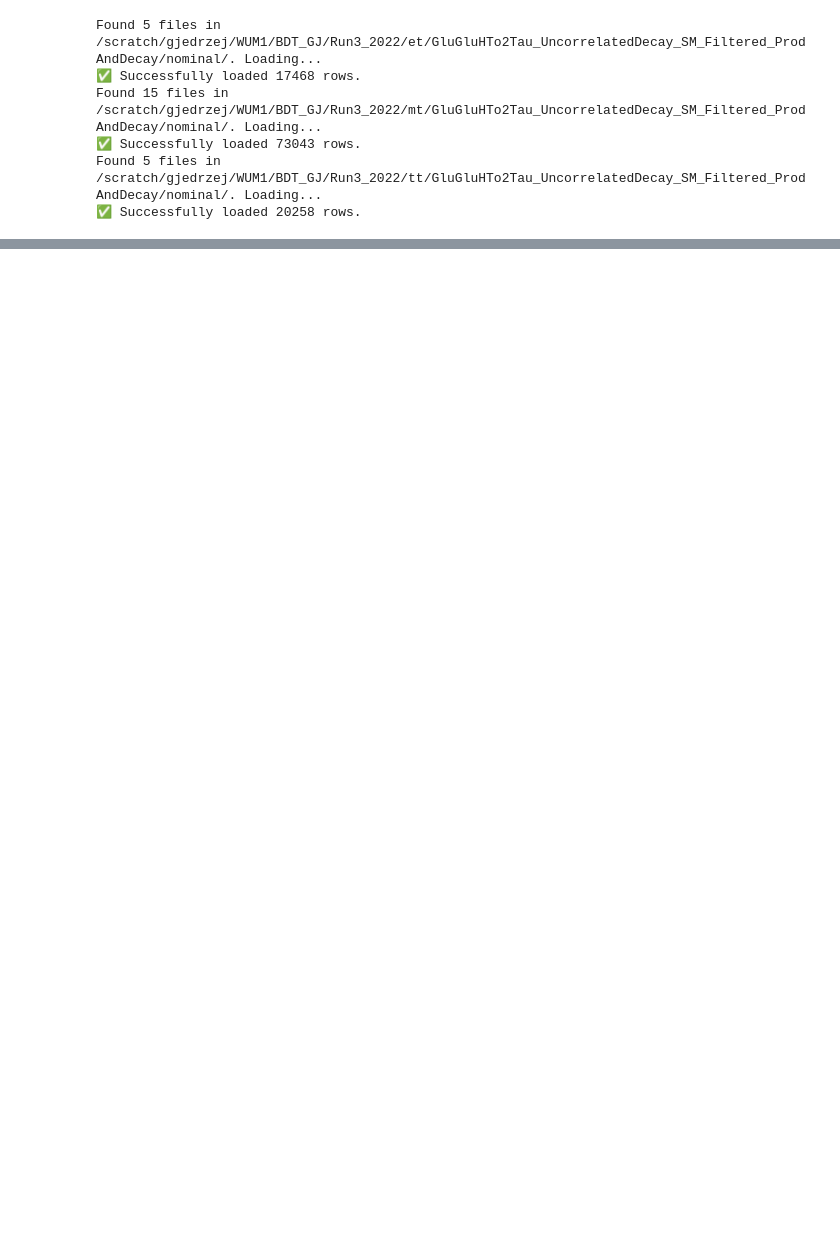
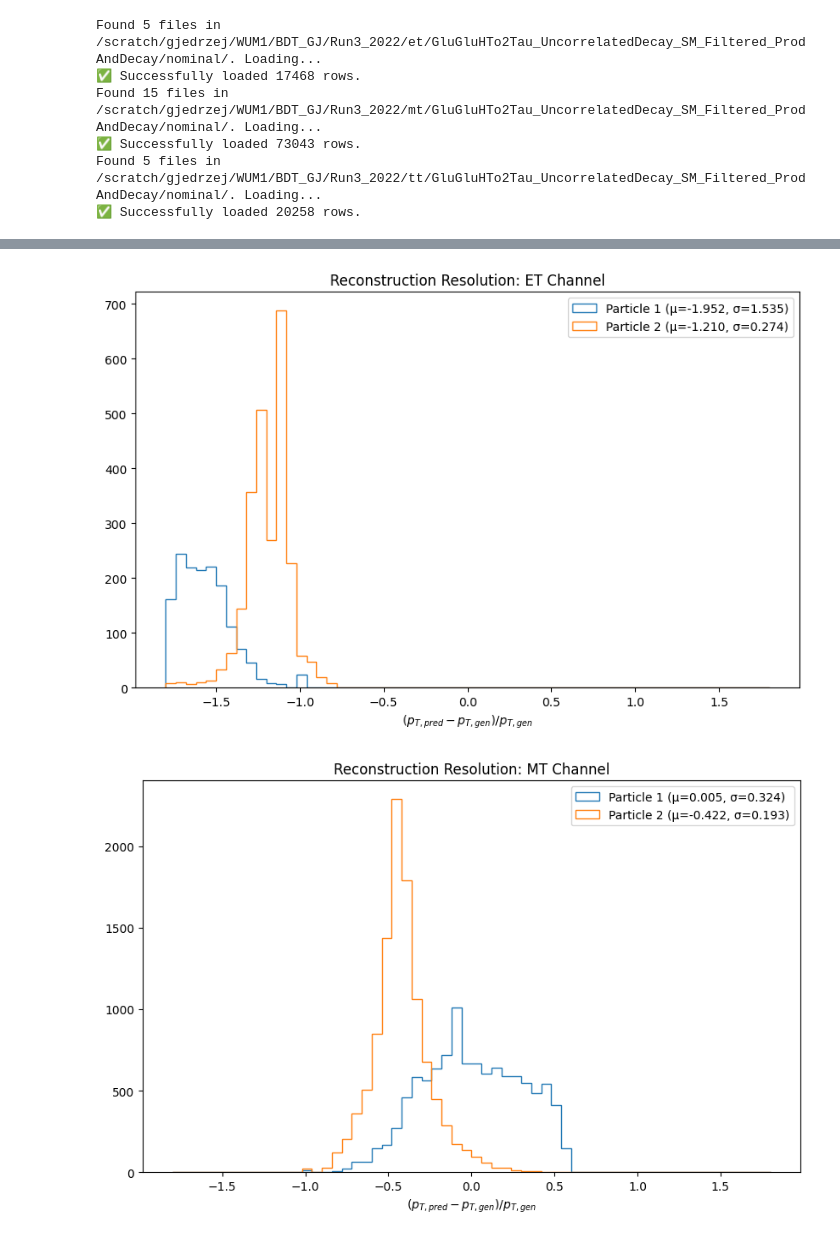
Before and after one commit to PasiekaFUW/Masters_Thesis, a Jupyter notebook: WUM1/BDT_GJ/GJProject.ipynb, the cells around one changed output, grey strips where cells are left out. Saved outputs shown, nothing was run; the diff lists cells and outputs as text; code cells hidden in the pictures; blank space fills up the shorter version.

Commit message:
Model introduced

```diff
--- a/WUM1/BDT_GJ/GJProject.ipynb
+++ b/WUM1/BDT_GJ/GJProject.ipynb
@@ -6 +6,8 @@ Working
+# %%
+import sys
+import os
+
+#Set up your BDT_GJ directory location
+my_BDT_directory_location = '/scratch/gjedrzej/WUM1/BDT_GJ'
+sys.path.append(os.path.abspath(my_BDT_directory_location))
 # %%
@@ -28,7 +51,7 @@ import subscripts.filter as filter
 # %%
-Paths = [os.path.join(my_BDG_directory_location, 'Run3_2022/et/GluGluHTo2Tau_UncorrelatedDecay_SM_Filtered_ProdAndDecay/nominal/'),
-         os.path.join(my_BDG_directory_location, 'Run3_2022/mt/GluGluHTo2Tau_UncorrelatedDecay_SM_Filtered_ProdAndDecay/nominal/'),
-         os.path.join(my_BDG_directory_location, 'Run3_2022/tt/GluGluHTo2Tau_UncorrelatedDecay_SM_Filtered_ProdAndDecay/nominal/')]
+Paths = [os.path.join(my_BDT_directory_location, 'Run3_2022/et/GluGluHTo2Tau_UncorrelatedDecay_SM_Filtered_ProdAndDecay/nominal/'),
+         os.path.join(my_BDT_directory_location, 'Run3_2022/mt/GluGluHTo2Tau_UncorrelatedDecay_SM_Filtered_ProdAndDecay/nominal/'),
+         os.path.join(my_BDT_directory_location, 'Run3_2022/tt/GluGluHTo2Tau_UncorrelatedDecay_SM_Filtered_ProdAndDecay/nominal/')]
 
 df_et = pd.DataFrame()
 df_mt = pd.DataFrame()
@@ -60,0 +165,38 @@ df_et_filtered.head()
+# %%
+#Tree evaluation - ET channel
+preds = model_et.predict(X_test_et)
+plt.figure(figsize=(10, 6))
+plotter.plot_physics_res(y_test_et['genPart_pt_1'], preds[:, 0], 'Particle 1')
+plotter.plot_physics_res(y_test_et['genPart_pt_2'], preds[:, 1], 'Particle 2')
+# plt.axvline(0, color='black', linestyle=':')
+plt.xlabel(r'$(p_{T,pred} - p_{T,gen}) / p_{T,gen}$')
+plt.title('Reconstruction Resolution: ET Channel')
+plt.legend()
+plt.show()
+
+
+#Tree evaluation - MT channel
+preds = model_mt.predict(X_test_mt)
+plt.figure(figsize=(10, 6))
+plotter.plot_physics_res(y_test_mt['genPart_pt_1'], preds[:, 0], 'Particle 1')
+plotter.plot_physics_res(y_test_mt['genPart_pt_2'], preds[:, 1], 'Particle 2')
+# plt.axvline(0, color='black', linestyle=':')
+plt.xlabel(r'$(p_{T,pred} - p_{T,gen}) / p_{T,gen}$')
+plt.title('Reconstruction Resolution: MT Channel')
+plt.legend()
+plt.show()
+
+
+#Tree evaluation - TT channel
+preds = model_tt.predict(X_test_tt)
+plt.figure(figsize=(10, 6))
+plotter.plot_physics_res(y_test_tt['genPart_pt_1'], preds[:, 0], 'Particle 1')
+plotter.plot_physics_res(y_test_tt['genPart_pt_2'], preds[:, 1], 'Particle 2')
+# plt.axvline(0, color='black', linestyle=':')
+plt.xlabel(r'$(p_{T,pred} - p_{T,gen}) / p_{T,gen}$')
+plt.title('Reconstruction Resolution: TT Channel')
+plt.legend()
+plt.show()
+# %% [output]
+[figure, added]
+[figure, added]
```
Also changed, not shown: parts of 8 cells of this notebook, 4 other files.
